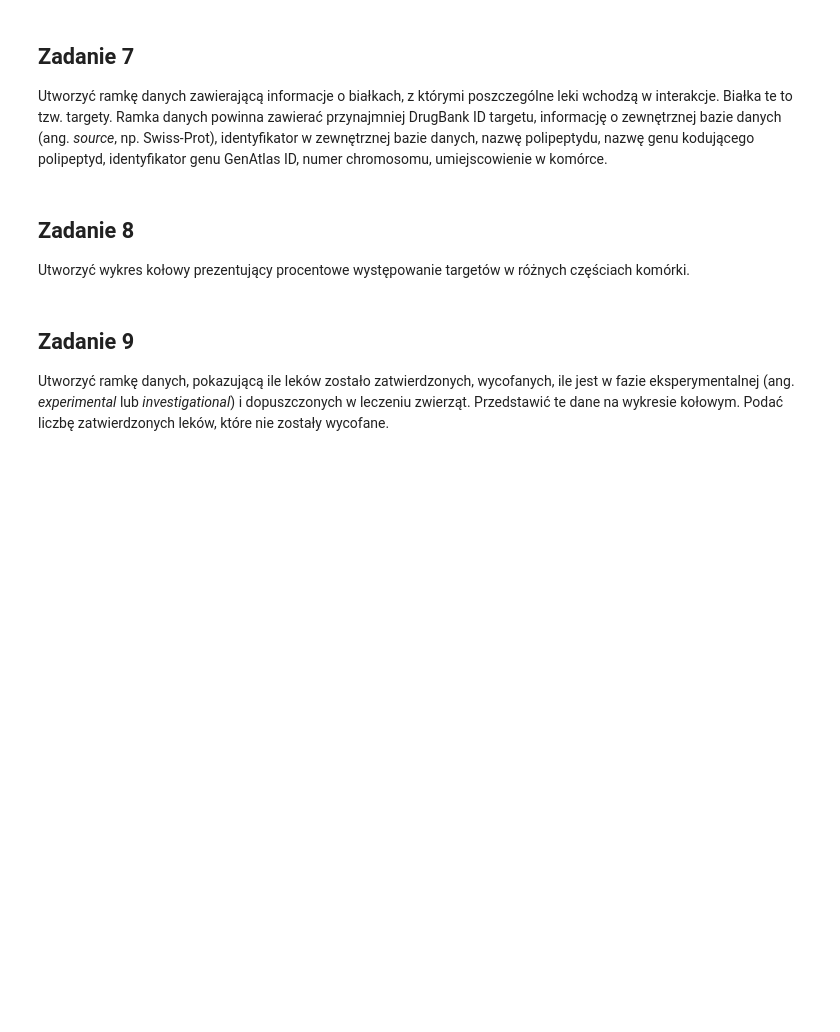
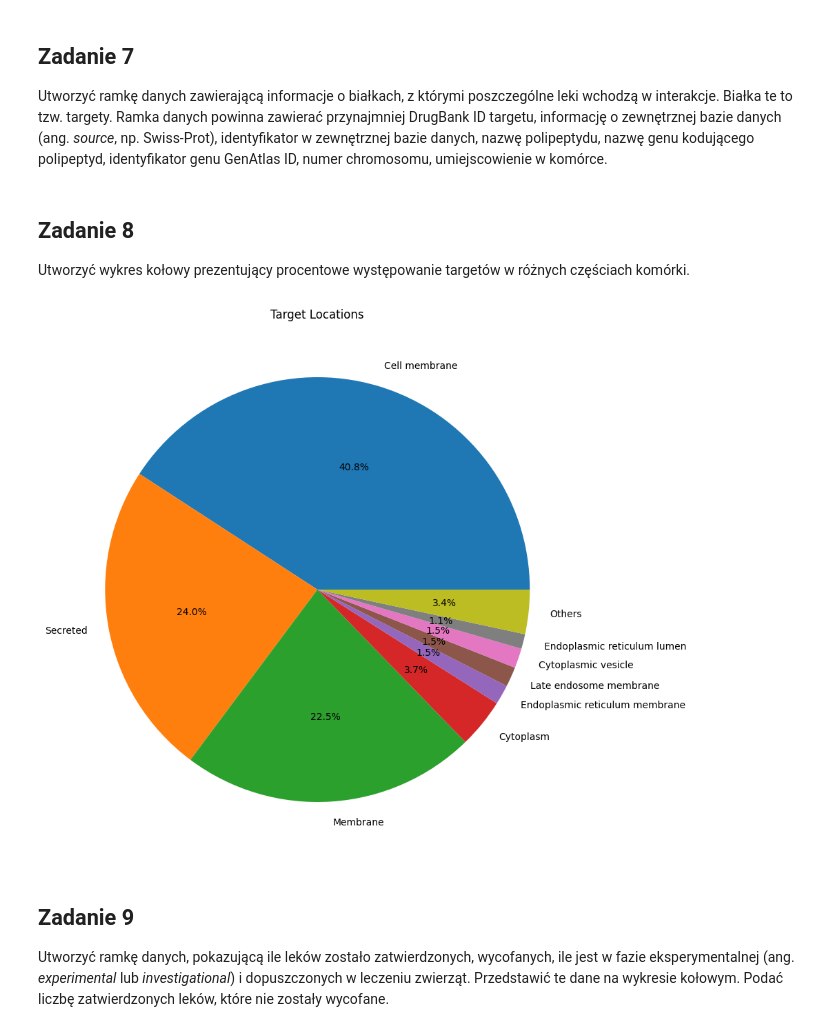
Before and after one commit to M1chalj/python_course_uw, a Jupyter notebook: Projekt/Zadanie_zaliczeniowe.ipynb, the cells around one changed output. Saved outputs shown, nothing was run; the diff lists cells and outputs as text; code cells hidden in the pictures; blank space fills up the shorter version.

```diff
--- a/Projekt/Zadanie_zaliczeniowe.ipynb
+++ b/Projekt/Zadanie_zaliczeniowe.ipynb
@@ -163,6 +287,22 @@ w komórce.
 ## Zadanie 8
 Utworzyć wykres kołowy prezentujący procentowe występowanie targetów w różnych
 częściach komórki.
+# %%
+def show_targets_pie_chart(targets_df):
+    locations = targets_df['Location'].value_counts()
+    total = locations.sum()
+    others = locations[locations / total < 0.01].sum()
+    locations = locations[locations / total >= 0.01]
+    locations['Others'] = others
+
+    plt.figure(figsize=(10, 10))
+    plt.pie(locations, labels=locations.index, autopct='%1.1f%%')
+    plt.title('Target Locations')
+    plt.show()
+
+show_targets_pie_chart(targets_df)
+# %% [output]
+[figure, added]
 # %% [markdown]
 ## Zadanie 9
 Utworzyć ramkę danych, pokazującą ile leków zostało zatwierdzonych, wycofanych, ile
```
Also changed, not shown: parts of 10 cells of this notebook.
